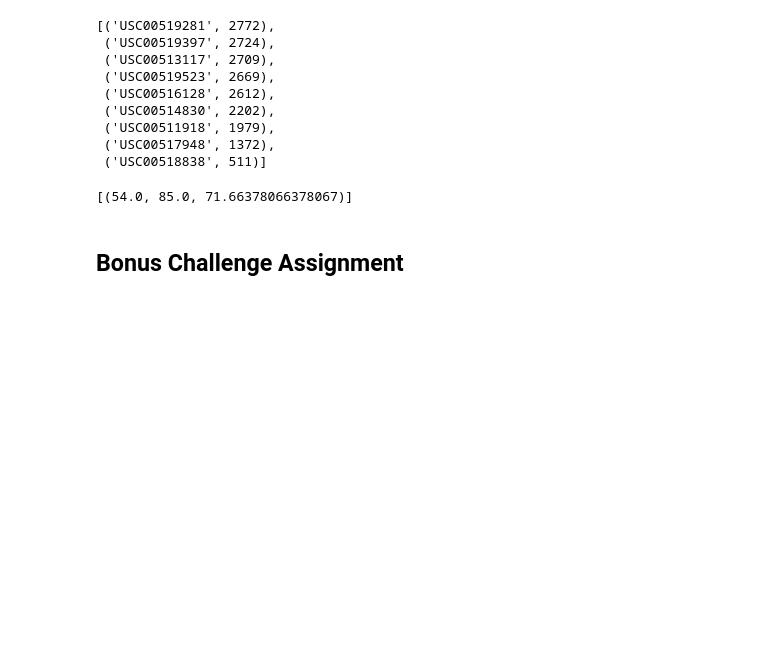
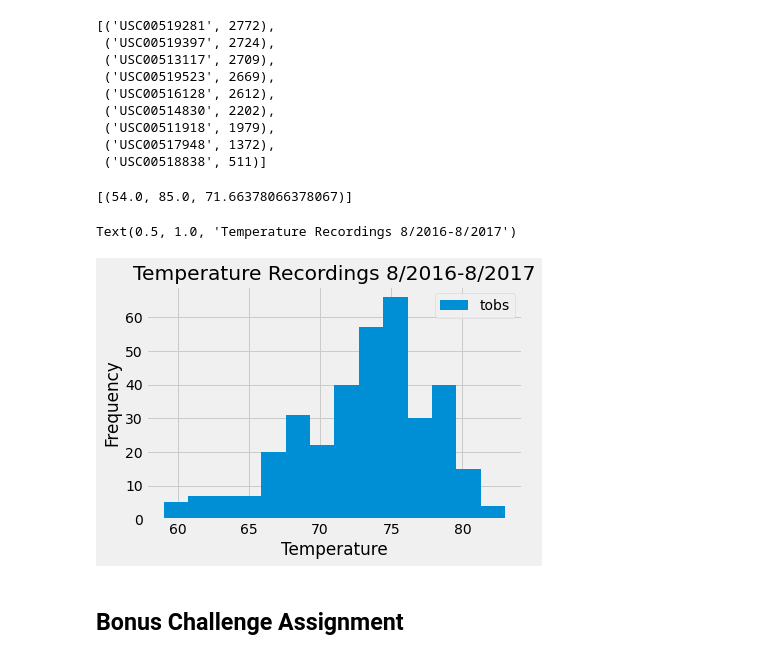
Before and after one commit to Mitchemoto/sqlalchemy_challenge, a Jupyter notebook: climate_starter.ipynb, the cells around one changed output. Drawn from its saved outputs; the diff is of its cells as text; code cells hidden in the pictures; blank space fills up the shorter version.

```diff
--- a/climate_starter.ipynb
+++ b/climate_starter.ipynb
@@ -112,7 +112,24 @@ station_stats
 [(54.0, 85.0, 71.66378066378067)]
 # %%
 # Choose the station with the highest number of temperature observations.
-# Query the last 12 months of temperature observation data for this station and plot the results as a histogram
+station_most=active_stations[0][0]
+
+# Query the last 12 months of temperature observation data for this station
+results=session.query(Measurement.date, Measurement.tobs).filter(Measurement.date >= "2016-08-24")\
+    .filter(Measurement.date <= "2017-08-23").filter(Measurement.station == station_most).all()
+
+
+#convert to dataframe for plotting
+results_df=pd.DataFrame(results)
+
+#and plot the results as a histogram
+results_df.plot.hist(bins=14)
+plt.xlabel("Temperature")
+plt.ylabel("Frequency")
+plt.title("Temperature Frequency 8/2016-8/2017")
+# %% [output]
+Text(0.5, 1.0, 'Temperature Recordings 8/2016-8/2017')
+[figure, added]
 # %% [markdown]
 ## Bonus Challenge Assignment
 # %%
```
